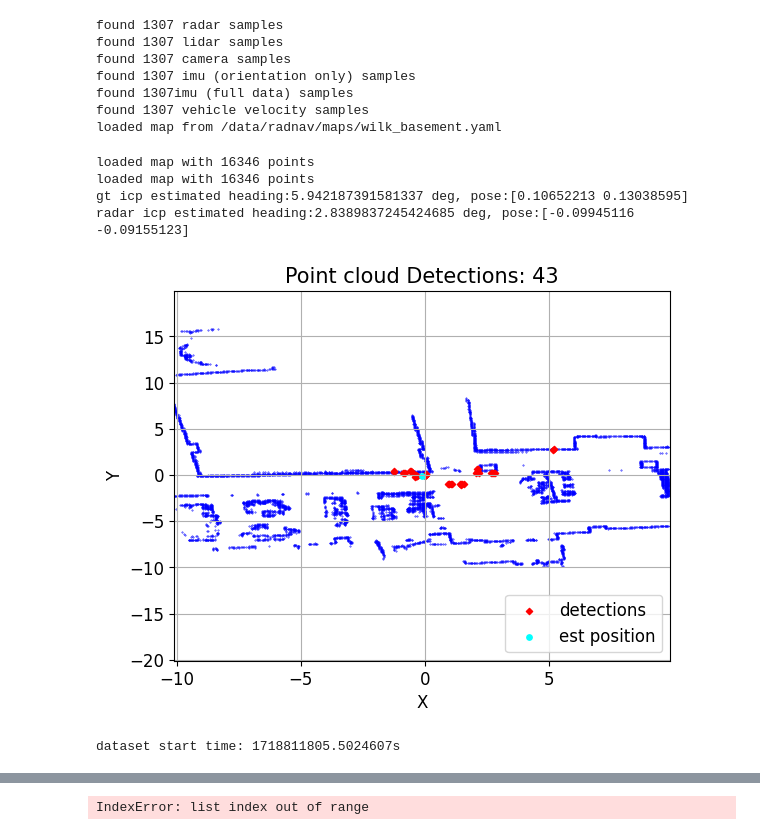
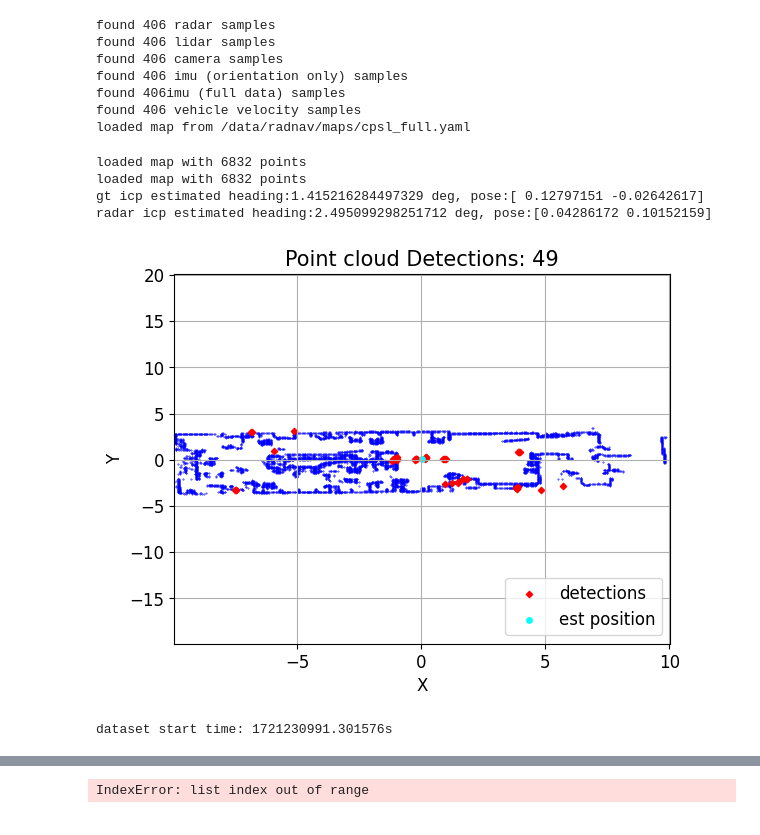
Before and after one commit to davidmhunt/odometry, a Jupyter notebook: notebooks/eval_combined_pc_kalman_vel_filter.ipynb, the cells around one changed output, grey strips where cells are left out. Drawn from its saved outputs; the diff is of its cells as text; code cells hidden in the pictures.

```diff
--- a/notebooks/eval_combined_pc_kalman_vel_filter.ipynb
+++ b/notebooks/eval_combined_pc_kalman_vel_filter.ipynb
@@ -22,9 +22,8 @@ MAP_DIRECTORY=os.getenv("MAP_DIRECTORY")
 
 #setup the datasets
 #initial experiments: "/data/radnav/rad_nav_rotate_experiments/wilk_origin_forward/"
-
 dataset = radnavDS(
-    dataset_path=DATASET_PATH + "/WILK_BASEMENT_!_WALK",
+    dataset_path=DATASET_PATH + "CPSL_Vel_1",
     radar_folder="radar_combined",
     lidar_folder="lidar",
     camera_folder="camera",
@@ -35,16 +34,16 @@ dataset = radnavDS(
 
 map_handler = MapHandler(
     maps_folder=MAP_DIRECTORY,
-    map_file="wilk_basement.yaml"
+    map_file="cpsl_full.yaml"
 )
 # %% [output]
-found 1307 radar samples
-found 1307 lidar samples
-found 1307 camera samples
-found 1307 imu (orientation only) samples
-found 1307imu (full data) samples
-found 1307 vehicle velocity samples
-loaded map from /data/radnav/maps/wilk_basement.yaml
+found 406 radar samples
+found 406 lidar samples
+found 406 camera samples
+found 406 imu (orientation only) samples
+found 406imu (full data) samples
+found 406 vehicle velocity samples
+loaded map from /data/radnav/maps/cpsl_full.yaml
 # %%
 #initialize the localizers
 radar_odometry = icp2DLocalization(
@@ -54,7 +53,7 @@ radar_odometry = icp2DLocalization(
     icp_convergence_rotation_threshold=1e-4,
     icp_point_pairs_threshold=7, #originally 5
     icp_max_iterations=20,
-    self_detection_radius_m=.5 #originally 0.25
+    self_detection_radius_m=1.0 #originally 0.25
 )
 
 lidar_odometry = icp2DLocalization(
@@ -69,31 +68,31 @@ lidar_odometry = icp2DLocalization(
 # %%
 #initialize the test bench
 test_bench = combinedPCKalmanVelFiltering(
     localizer=radar_odometry,
     gt_localizer=lidar_odometry,
     map_handler=map_handler,
     dataset=dataset,
-    vel_filter_v_thresh = 0.1,
+    vel_filter_v_thresh = 0.5,
     vel_filter_enabled = True,
     min_static_rejection_radius = 1.5, #was 0.5
     dynamic_cluster_eps = 1.5, #was 3
-    dynamic_cluster_min_samples = 15 #was 50
+    dynamic_cluster_min_samples = 10 #was 50
 )
 
-start_heading = np.deg2rad(-6.1)
+start_heading = np.deg2rad(2.5)
 start_pose = np.array([0.03,0.11])
 
 new_heading_rad,new_pose_m = test_bench.init_localization(
     est_start_heading_rad=start_heading,
     est_start_pose_m=start_pose,
     show=True
 )
 # %% [output]
-loaded map with 16346 points
-loaded map with 16346 points
-gt icp estimated heading:5.942187391581337 deg, pose:[0.10652213 0.13038595]
-radar icp estimated heading:2.8389837245424685 deg, pose:[-0.09945116 -0.09155123]
+loaded map with 6832 points
+loaded map with 6832 points
+gt icp estimated heading:1.415216284497329 deg, pose:[ 0.12797151 -0.02642617]
+radar icp estimated heading:2.495099298251712 deg, pose:[0.04286172 0.10152159]
-[figure, old version]
+[figure, new version]
 # %%
 #initialize the kalman filter
 start_time_s = test_bench.get_dataset_start_time(idx=0)
@@ -105,7 +104,7 @@ test_bench.init_filter(
     start_time_s=start_time_s
 )
 # %% [output]
-dataset start time: 1718811805.5024607s
+dataset start time: 1721230991.301576s
 # %%
 MOVIE_TEMP_DIRECTORY = os.getenv("MOVIE_TEMP_DIRECTORY")
 
```
Also changed, not shown: parts of 5 cells of this notebook, 7 other files.
